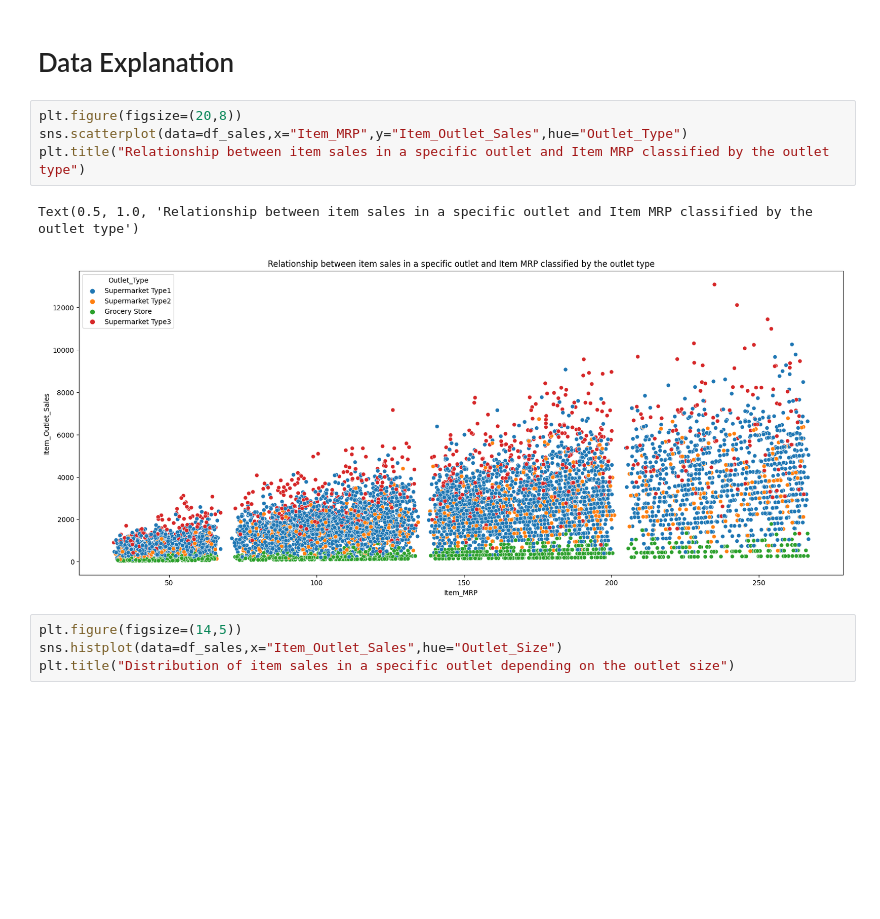
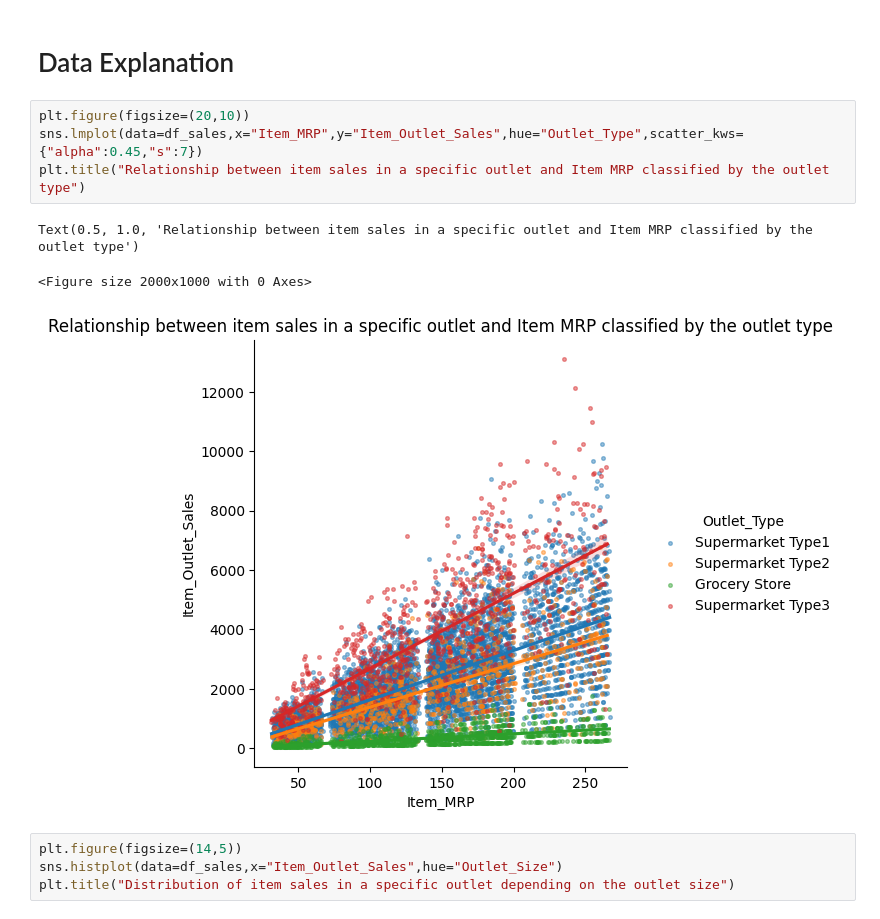
Before and after one commit to Mahdi-Kriaa/food_sales_prediction, a Jupyter notebook: food_sales_prediction.ipynb, the cells around one changed output. Drawn from its saved outputs; the diff is of its cells as text; blank space fills up the shorter version.

```diff
--- a/food_sales_prediction.ipynb
+++ b/food_sales_prediction.ipynb
@@ -207,12 +212,13 @@ sns.heatmap(df_sales.corr(),annot=True,cmap="rocket_r")
 # %% [markdown]
 # Data Explanation
 # %%
-plt.figure(figsize=(20,8))
-sns.scatterplot(data=df_sales,x="Item_MRP",y="Item_Outlet_Sales",hue="Outlet_Type")
+plt.figure(figsize=(20,10))
+sns.lmplot(data=df_sales,x="Item_MRP",y="Item_Outlet_Sales",hue="Outlet_Type",scatter_kws={"alpha":0.45,"s":7})
 plt.title("Relationship between item sales in a specific outlet and Item MRP classified by the outlet type")
 # %% [output]
 Text(0.5, 1.0, 'Relationship between item sales in a specific outlet and Item MRP classified by the outlet type')
+<Figure size 2000x1000 with 0 Axes>
-[figure, old version]
+[figure, new version]
 # %%
 plt.figure(figsize=(14,5))
 sns.histplot(data=df_sales,x="Item_Outlet_Sales",hue="Outlet_Size")
```
Also changed, not shown: parts of 19 cells of this notebook.
